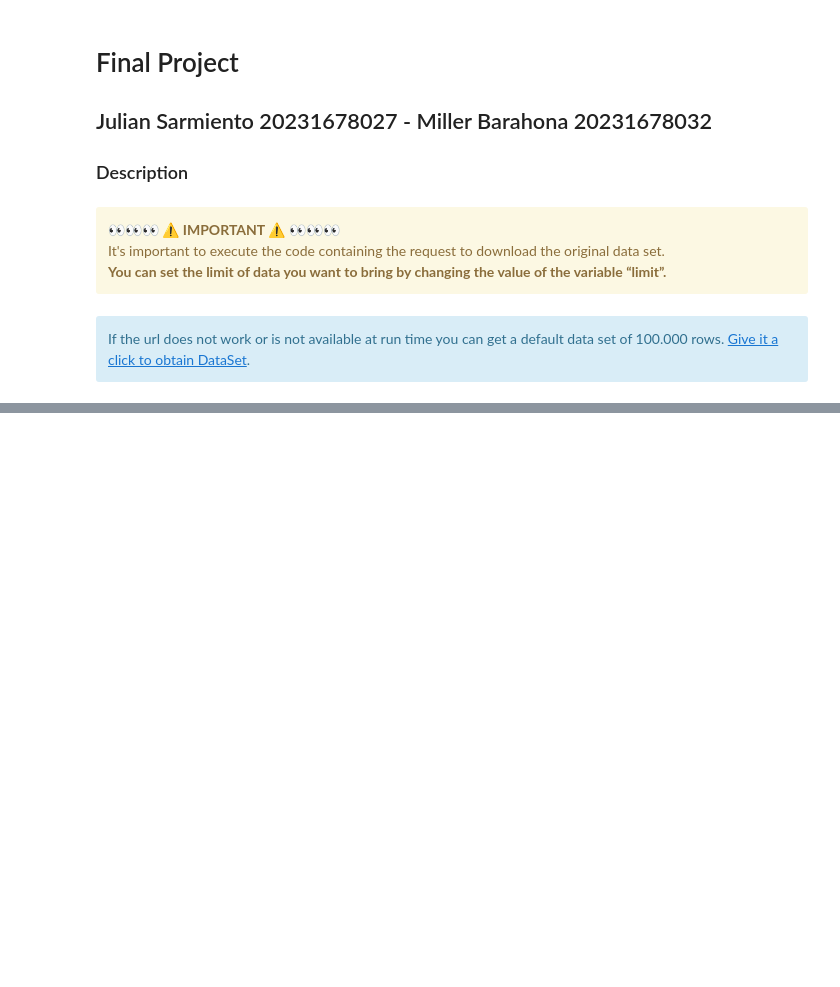
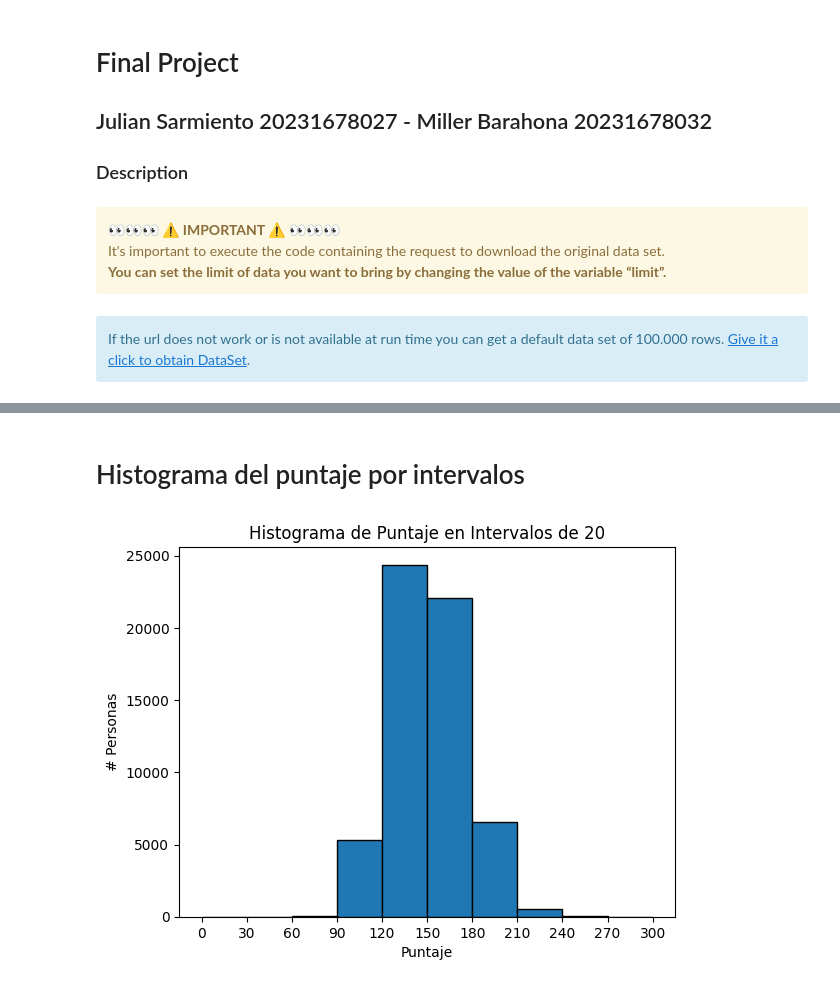
Before and after one commit to millerbarahona/Analisis-de-Datos, a Jupyter notebook: FinalProject/SaberProExamScoreEDA.ipynb, the cells around one changed output, grey strips where cells are left out. Saved outputs shown, nothing was run; the diff lists cells and outputs as text; code cells hidden in the pictures; blank space fills up the shorter version.

```diff
--- a/FinalProject/SaberProExamScoreEDA.ipynb
+++ b/FinalProject/SaberProExamScoreEDA.ipynb
@@ -29,3 +34,5 @@ if response.status_code == 200:
         file.write(response.content)
 else:
     print(f'Error to download file: {response.status_code}')
+# %%
+data = pd.read_csv('SaberProDataSet.csv')
@@ -31,0 +83,4 @@ else:
+# %%
+data.dropna(inplace=True)
+# %%
+cleanDf = data.drop(columns=['estu_pais_reside', 'estu_tipodocumento', 'periodo', 'estu_consecutivo', 'estu_depto_reside', 'estu_mcpio_reside', 'estu_coddane_cole_termino', 'inst_nombre_institucion', 'inst_caracter_academico', 'estu_inst_departamento', 'estu_inst_municipio','estu_nivel_prgm_academico', 'estu_depto_presentacion', 'estu_cod_mcpio_presentacion', 'estu_mcpio_presentacion', 'estu_snies_prgmacademico', 'estu_cole_termino', 'estu_estadoinvestigacion', 'estu_tipodocumentosb11', 'mod_comuni_escrita_desem'])
@@ -31,0 +105,2 @@ else:
+# %%
+cleanDf['puntaje_total'] = ((cleanDf['mod_competen_ciudada_punt'] + cleanDf['mod_comuni_escrita_punt'] + cleanDf['mod_ingles_punt'] + cleanDf['mod_lectura_critica_punt'] + cleanDf['mod_razona_cuantitat_punt'])/5).round().astype(int)
@@ -31,0 +123,12 @@ else:
+# %% [markdown]
+# Histograma del puntaje por intervalos
+# %%
+bins = range(0, 330, 30)
+plt.hist(cleanDf['puntaje_total'], bins=bins, edgecolor='black')
+plt.xlabel('Puntaje')
+plt.ylabel('# Personas')
+plt.title('Histograma de Puntaje en Intervalos de 20')
+plt.xticks(bins)
+plt.show()
+# %% [output]
+[figure, added]
```
Also changed, not shown: parts of 14 cells of this notebook.
